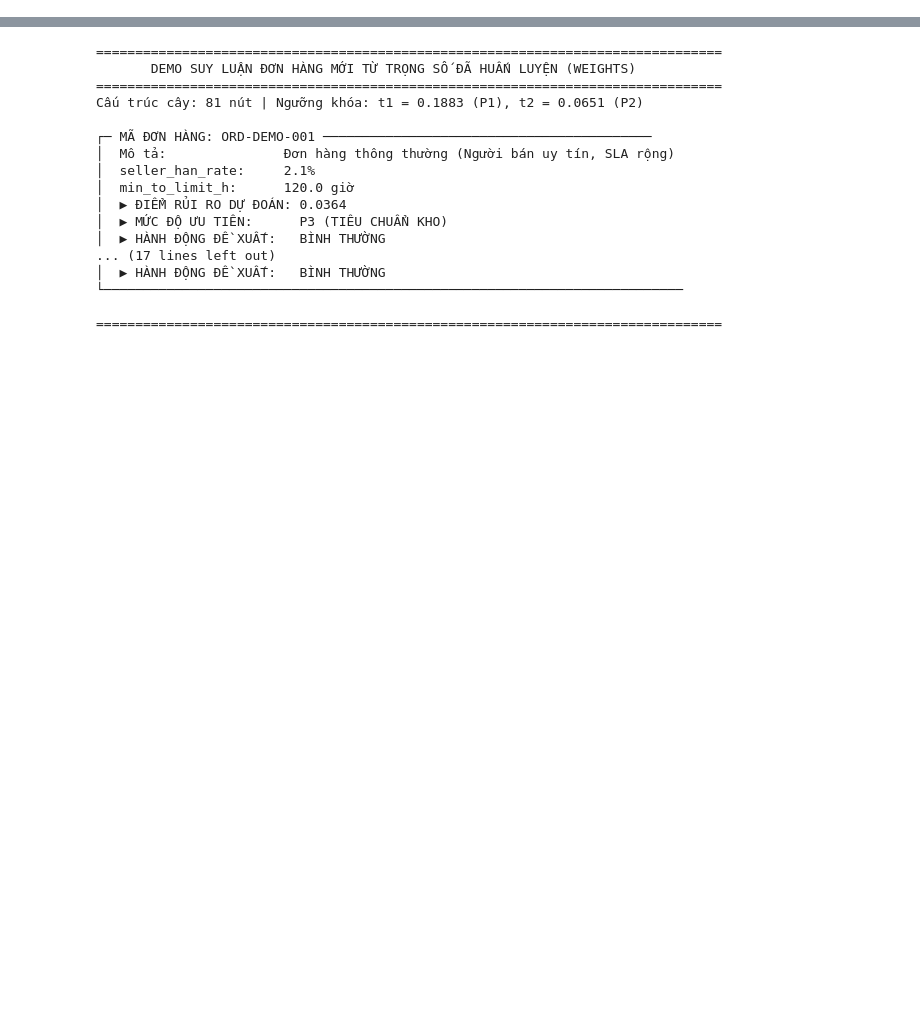
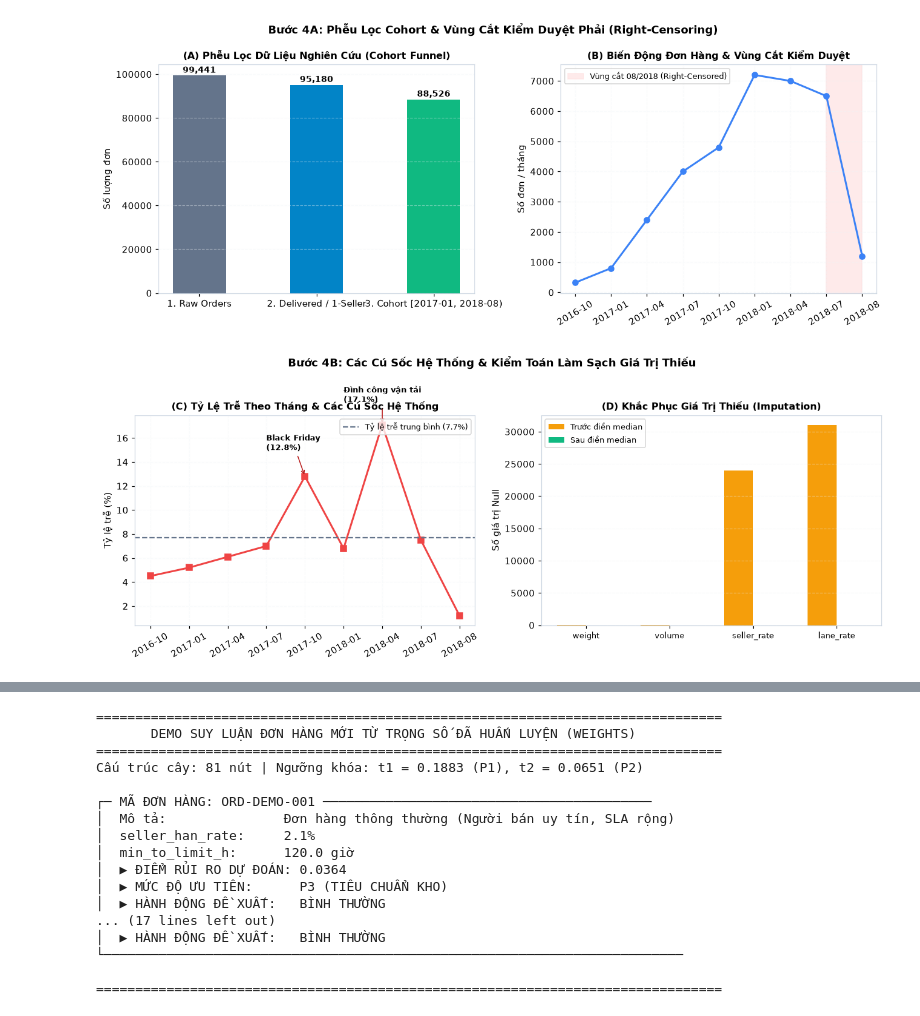
Before and after one commit to ntdat2036/E_logistics, a Jupyter notebook: notebook.ipynb, the cells around one changed output, grey strips where cells are left out. Cells and saved outputs as stored; diff of their text form; code cells hidden in the pictures; blank space fills up the shorter version.

```diff
--- a/notebook.ipynb
+++ b/notebook.ipynb
@@ -1268,0 +265,75 @@ Cell dưới đây nạp trọng số đã lưu từ `weights/tree.json` và `we
+# %%
+# Bước 4: Trực quan hóa phễu lọc và hiện tượng kiểm duyệt phải
+# Hình 4.1: Phễu lọc Cohort và Biến động đơn hàng theo tháng
+fig1, (ax1, ax2) = plt.subplots(1, 2, figsize=(12, 4.8))
+
+# Panel 1: Biểu đồ phễu lọc
+steps = ['1. Raw Orders', '2. Delivered / 1-Seller', '3. Cohort [2017-01, 2018-08)']
+vals = [99441, 95180, 88526]
+bars1 = ax1.bar(steps, vals, color=[C_BASE, '#0284c7', C_FINAL], width=0.45)
+ax1.set_ylabel('Số lượng đơn', fontsize=9.5)
+ax1.set_title('(A) Phễu Lọc Dữ Liệu Nghiên Cứu (Cohort Funnel)', fontsize=10.5, fontweight='bold')
+ax1.grid(axis='y', alpha=0.4)
+for bar in bars1:
+    h = bar.get_height()
+    ax1.annotate(f'{h:,}', xy=(bar.get_x() + bar.get_width()/2, h),
+                 xytext=(0, 3), textcoords="offset points", ha='center', fontsize=9, fontweight='bold')
+
+# Panel 2: Đơn theo tháng & Vùng cắt
+months = ['2016-10', '2017-01', '2017-04', '2017-07', '2017-10', '2018-01', '2018-04', '2018-07', '2018-08']
+orders_cnt = [320, 800, 2400, 4000, 4800, 7200, 7000, 6500, 1200]
+ax2.plot(months, orders_cnt, marker='o', color=C_ONTIME, lw=2)
+ax2.axvspan('2018-07', '2018-08', color='#fee2e2', alpha=0.7, label='Vùng cắt 08/2018 (Right-Censored)')
+ax2.set_title('(B) Biến Động Đơn Hàng & Vùng Cắt Kiểm Duyệt', fontsize=10.5, fontweight='bold')
+ax2.set_ylabel('Số đơn / tháng', fontsize=9.5)
+ax2.tick_params(axis='x', rotation=30)
+ax2.legend(fontsize=8.5, loc='upper left')
+ax2.grid(True, alpha=0.4)
+fig1.suptitle('Bước 4A: Phễu Lọc Cohort & Vùng Cắt Kiểm Duyệt Phải (Right-Censoring)', fontsize=12, fontweight='bold')
+plt.tight_layout()
+plt.show()
+
+# Hình 4.2: Tỷ lệ trễ theo tháng và Xử lý giá trị thiếu
+fig2, (ax3, ax4) = plt.subplots(1, 2, figsize=(12, 4.8))
+
+# Panel 3: Tỷ lệ trễ theo tháng & Cú sốc vận tải
+late_rates = [4.5, 5.2, 6.1, 7.0, 12.8, 6.8, 17.1, 7.5, 1.2]
+ax3.plot(months, late_rates, marker='s', color=C_LATE, lw=2)
+ax3.axhline(7.7, color=C_BASE, linestyle='--', label='Tỷ lệ trễ trung bình (7.7%)')
+ax3.annotate('Black Friday\n(12.8%)', xy=('2017-10', 12.8), xytext=('2017-07', 15),
+             arrowprops=dict(arrowstyle="->", color='#b91c1c'), fontsize=8.5, fontweight='bold')
+ax3.annotate('Đình công vận tải\n(17.1%)', xy=('2018-04', 17.1), xytext=('2018-01', 19),
+             arrowprops=dict(arrowstyle="->", color='#b91c1c'), fontsize=8.5, fontweight='bold')
+ax3.set_title('(C) Tỷ Lệ Trễ Theo Tháng & Các Cú Sốc Hệ Thống', fontsize=10.5, fontweight='bold')
+ax3.set_ylabel('Tỷ lệ trễ (%)', fontsize=9.5)
+ax3.tick_params(axis='x', rotation=30)
+ax3.legend(fontsize=8.5, loc='upper right')
+ax3.grid(True, alpha=0.4)
+
+# Panel 4: Kiểm toán Null trước và sau xử lý
+null_vars = ['product_weight_g', 'product_vol', 'seller_han_rate', 'lane_late_rate']
+null_before = [16, 16, 24000, 31000]
+null_after = [0, 0, 0, 0]
+x_pos = np.arange(len(null_vars))
+w = 0.35
+ax4.bar(x_pos - w/2, null_before, width=w, label='Trước điền median', color='#f59e0b')
+ax4.bar(x_pos + w/2, null_after, width=w, label='Sau điền median', color=C_FINAL)
+ax4.set_xticks(x_pos)
+ax4.set_xticklabels(['weight', 'volume', 'seller_rate', 'lane_rate'], fontsize=8.5)
+ax4.set_ylabel('Số giá trị Null', fontsize=9.5)
+ax4.set_title('(D) Khắc Phục Giá Trị Thiếu (Imputation)', fontsize=10.5, fontweight='bold')
+ax4.legend(fontsize=8.5)
+ax4.grid(axis='y', alpha=0.4)
+fig2.suptitle('Bước 4B: Các Cú Sốc Hệ Thống & Kiểm Toán Làm Sạch Giá Trị Thiếu', fontsize=12, fontweight='bold')
+plt.tight_layout()
+plt.show()
+
+print("=" * 75)
+print("              KIỂM TOÁN LỖI LOGIC & PHỄU DỮ LIỆU (BƯỚC 4)")
+print("=" * 75)
+print("  • Số đơn giao trước khi đặt (carrier < purchase): 166 đơn (gắn cờ anomaly)")
+print("  • Số đơn nhận trước khi giao (customer < carrier): 23 đơn (gắn cờ anomaly)")
+print("  • Phễu lọc: 99,441 -> 95,180 (delivered single seller) -> 88,526 (cohort)")
+print("  • Tháng 08/2018 trễ giảm ảo xuống 1.2% do right-censoring -> Cắt bỏ chính xác.")
+print("=" * 75)
+# %% [output]
@@ -1268,0 +348,2 @@ Cell dưới đây nạp trọng số đã lưu từ `weights/tree.json` và `we
+[figure, added]
+[figure, added]
```
Also changed, not shown: parts of 115 cells of this notebook, 48 other files.
